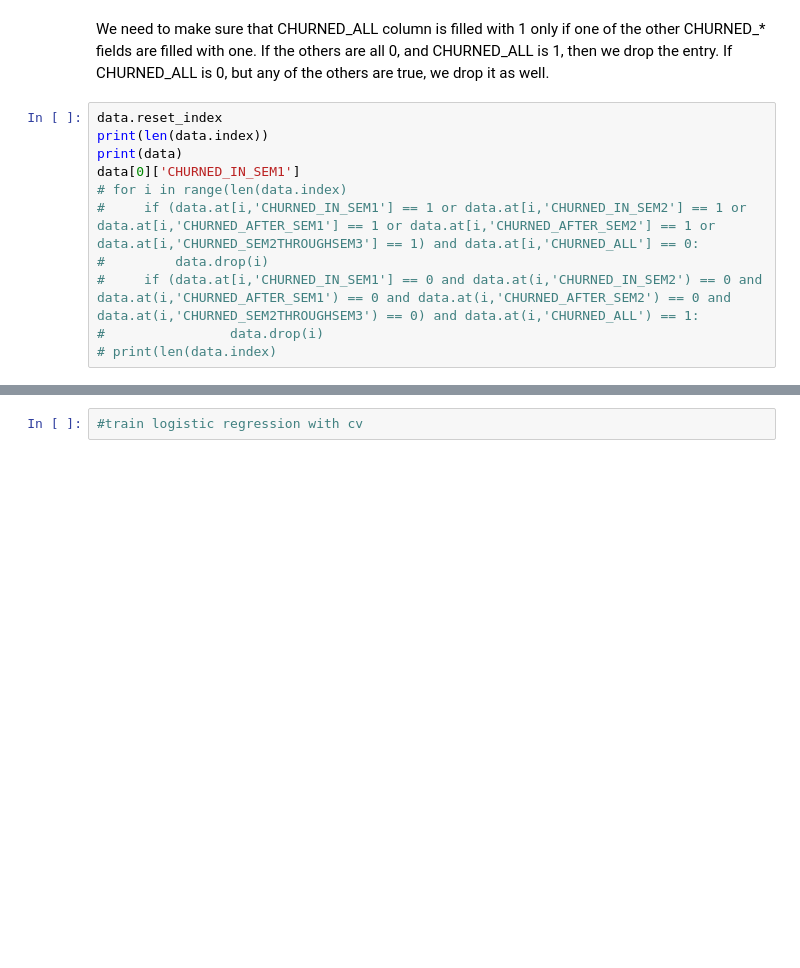
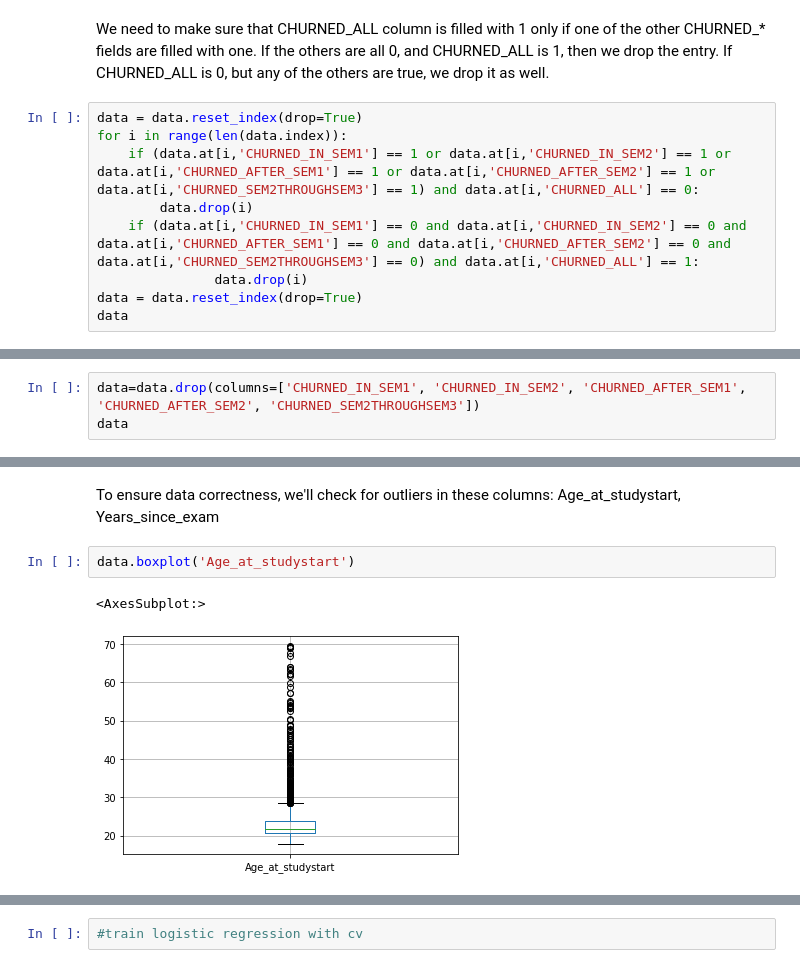
Before and after one commit to rpetro79/MAL-assignment, a Jupyter notebook: Assignment1.ipynb, the cells around one changed output, grey strips where cells are left out. Cells and saved outputs as stored; diff of their text form; blank space fills up the shorter version.

Commit message:
finished the data cleaning and added the correlation table

```diff
--- a/Assignment1.ipynb
+++ b/Assignment1.ipynb
@@ -320,14 +319,12 @@ data
 # %% [markdown]
 We need to make sure that CHURNED_ALL column is filled with 1 only if one of the other CHURNED_* fields are filled with one. If the others are all 0, and CHURNED_ALL is 1, then we drop the entry. If CHURNED_ALL is 0, but any of the others are true, we drop it as well.
 # %%
-data.reset_index
-print(len(data.index))
-print(data)
-data[0]['CHURNED_IN_SEM1']
-# for i in range(len(data.index)
-#     if (data.at[i,'CHURNED_IN_SEM1'] == 1 or data.at[i,'CHURNED_IN_SEM2'] == 1 or data.at[i,'CHURNED_AFTER_SEM1'] == 1 or data.at[i,'CHURNED_AFTER_SEM2'] == 1 or data.at[i,'CHURNED_SEM2THROUGHSEM3'] == 1) and data.at[i,'CHURNED_ALL'] == 0:
-#         data.drop(i)
-#     if (data.at[i,'CHURNED_IN_SEM1'] == 0 and data.at(i,'CHURNED_IN_SEM2') == 0 and data.at(i,'CHURNED_AFTER_SEM1') == 0 and data.at(i,'CHURNED_AFTER_SEM2') == 0 and data.at(i,'CHURNED_SEM2THROUGHSEM3') == 0) and data.at(i,'CHURNED_ALL') == 1:
-#                data.drop(i)
-# print(len(data.index)
+data = data.reset_index(drop=True)
+for i in range(len(data.index)):
+    if (data.at[i,'CHURNED_IN_SEM1'] == 1 or data.at[i,'CHURNED_IN_SEM2'] == 1 or data.at[i,'CHURNED_AFTER_SEM1'] == 1 or data.at[i,'CHURNED_AFTER_SEM2'] == 1 or data.at[i,'CHURNED_SEM2THROUGHSEM3'] == 1) and data.at[i,'CHURNED_ALL'] == 0:
+        data.drop(i)
+    if (data.at[i,'CHURNED_IN_SEM1'] == 0 and data.at[i,'CHURNED_IN_SEM2'] == 0 and data.at[i,'CHURNED_AFTER_SEM1'] == 0 and data.at[i,'CHURNED_AFTER_SEM2'] == 0 and data.at[i,'CHURNED_SEM2THROUGHSEM3'] == 0) and data.at[i,'CHURNED_ALL'] == 1:
+               data.drop(i)
+data = data.reset_index(drop=True)
+data
 # %% [output]
@@ -353,0 +369,3 @@ KeyError: 0
+# %%
+data=data.drop(columns=['CHURNED_IN_SEM1', 'CHURNED_IN_SEM2', 'CHURNED_AFTER_SEM1', 'CHURNED_AFTER_SEM2', 'CHURNED_SEM2THROUGHSEM3'])
+data
@@ -353,0 +386,7 @@ KeyError: 0
+# %% [markdown]
+To ensure data correctness, we'll check for outliers in these columns: Age_at_studystart, Years_since_exam
+# %%
+data.boxplot('Age_at_studystart')
+# %% [output]
+<AxesSubplot:>
+[figure, added]
```
Also changed, not shown: parts of 33 cells of this notebook.
